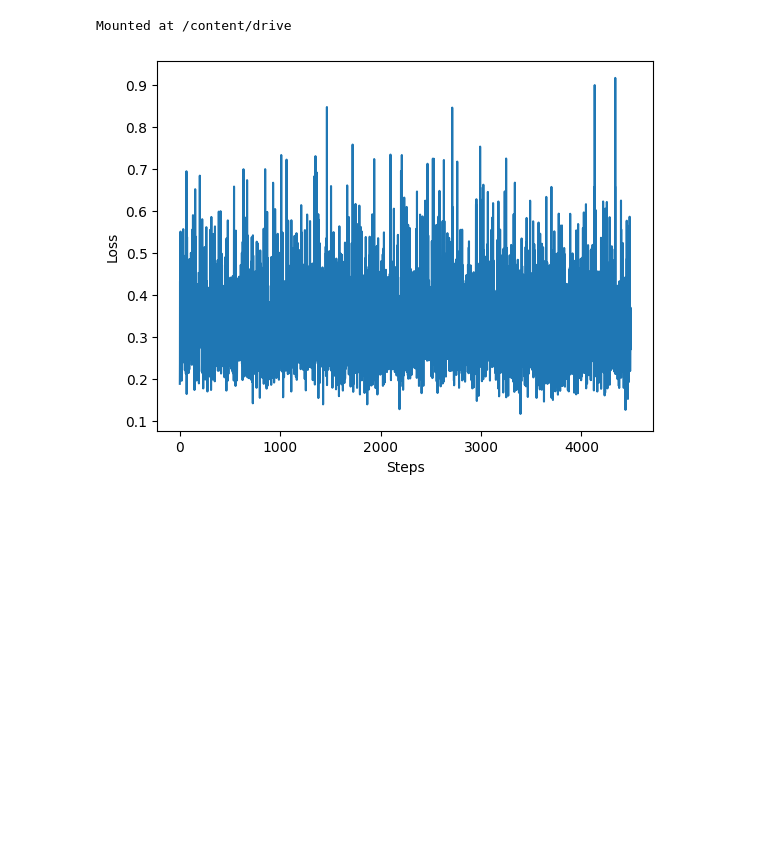
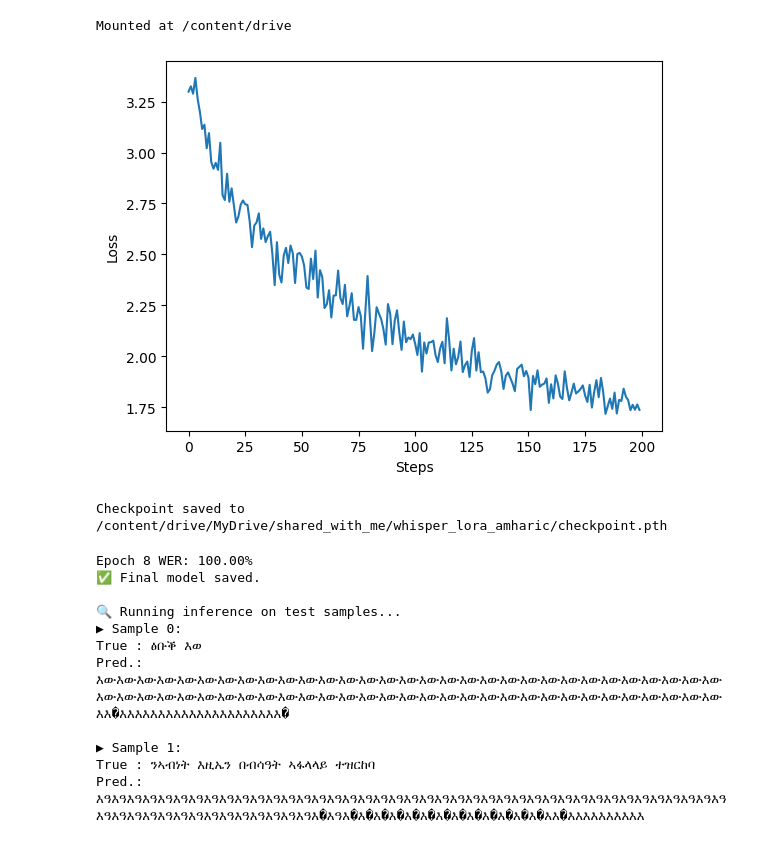
Before and after one commit to Shakir-ahmed1/colab_notebooks, a Jupyter notebook: amharic_stt/sequential_shared_STT_finetunning.ipynb, the cells around one changed output. Saved outputs shown, nothing was run; the diff lists cells and outputs as text; code cells hidden in the pictures; blank space fills up the shorter version.

Commit message:
feat: checkpointing on epochs using shared account

```diff
--- a/amharic_stt/sequential_shared_STT_finetunning.ipynb
+++ b/amharic_stt/sequential_shared_STT_finetunning.ipynb
@@ -99,7 +102,7 @@ import evaluate
 import librosa
 from IPython.display import clear_output
 
-shared_drive_dir = "/content/drive/MyDrive/whisper_lora_shared"
+shared_drive_dir = "/content/drive/MyDrive/shared_with_me/whisper_lora_amharic"
 os.makedirs(shared_drive_dir, exist_ok=True)
 checkpoint_path = os.path.join(shared_drive_dir, "checkpoint.pth")
 
@@ -113,6 +116,7 @@ if not os.path.exists(tsv_file_path) or not os.path.exists(audio_dir):
 
 df = pd.read_csv(tsv_file_path, sep='\t', encoding='utf-8')
 df['path'] = df['path'].apply(lambda x: os.path.join(audio_dir, os.path.basename(x)))
+df = df.head(200)
 dataset = Dataset.from_pandas(df)
 train_test_split = dataset.train_test_split(test_size=0.01, seed=42)
 train_data = train_test_split['train']
@@ -234,31 +238,43 @@ for epoch in range(start_epoch, max_epochs):
     save_checkpoint(model, optimizer, epoch, global_step, loss.item())
     wer = evaluate_model(model, test_dataloader)
     running_wer.append(wer)
     print(f"Epoch {epoch+1} WER: {wer:.2f}%")
     torch.cuda.empty_cache()
 
 # ==================== Save Final Model ====================
 model.save_pretrained(os.path.join(shared_drive_dir, "lora_model_amharic_final"))
 print("✅ Final model saved.")
 
 # ==================== Inference Examples ====================
 print("\n🔍 Running inference on test samples...")
 model.eval()
 for idx in range(min(5, len(test_data))):
     item = test_data[idx]
     audio_data, _ = librosa.load(item['path'], sr=16000)
     input_features = feature_extractor(audio_data, sampling_rate=16000, return_tensors='pt').input_features.to('cuda')
     with torch.no_grad():
         generated_tokens = model.generate(input_features, language='amharic', task='transcribe')
     text_pred = tokenizer.batch_decode(generated_tokens, skip_special_tokens=True)[0]
     print(f"▶ Sample {idx}:\nTrue : {item['sentence']}\nPred.: {text_pred}\n")
 
 # ==================== Visualize Token Lengths ====================
 token_lengths = [len(tokenizer(text).input_ids) for text in train_data['sentence']]
 plt.hist(token_lengths, bins=30)
 plt.xlabel("Sentence Length (Tokens)")
 plt.ylabel("Count")
 plt.title("Token Length Distribution")
 plt.show()
 # %% [output]
-[figure, old version]
+[figure, new version]
+Checkpoint saved to /content/drive/MyDrive/shared_with_me/whisper_lora_amharic/checkpoint.pth
+Epoch 8 WER: 100.00%
+✅ Final model saved.
+
+🔍 Running inference on test samples...
+▶ Sample 0:
+True : ፅቡቕ እወ
+Pred.: እውእውእውእውእውእውእውእውእውእውእውእውእውእውእውእውእውእውእውእውእውእውእውእውእውእውእውእውእውእውእውእውእውእውእውእውእውእውእውእውእውእውእውእውእውእውእውእውእውእውእውእውእውእውእውእውእውእውእውእውእውእውእእ�እእእእእእእእእእእእእእእእእእእእእ�
+
+▶ Sample 1:
+True : ንኣብነት እዚኤን በብሳዓት ኣፋላላይ ተዝርከባ
+Pred.: እዓእዓእዓእዓእዓእዓእዓእዓእዓእዓእዓእዓእዓእዓእዓእዓእዓእዓእዓእዓእዓእዓእዓእዓእዓእዓእዓእዓእዓእዓእዓእዓእዓእዓእዓእዓእዓእዓእዓእዓእዓእዓእዓእዓእዓእዓእዓእዓእዓእዓእዓእዓእዓእዓእዓእ�እዓእ�እ�እ�እ�እ�እ�እ�እ�እ�እ�እ�እ�እ�እእ�እእእእእእእእእእ
```
Also changed, not shown: parts of 4 cells of this notebook.
